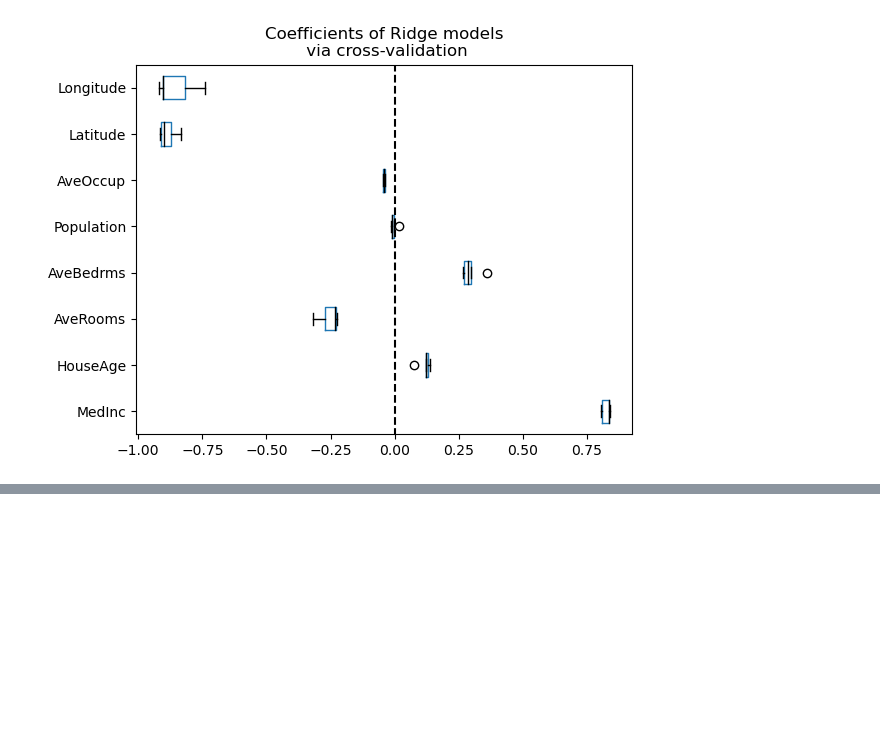
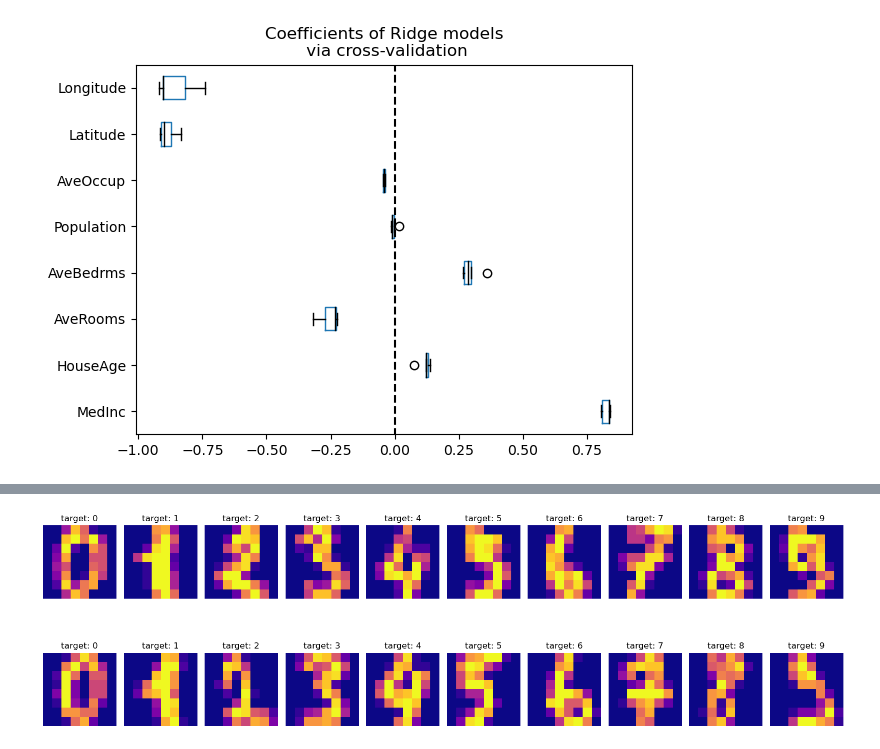
Before and after one commit to karlzam/school, a Jupyter notebook: phys555/class01/class_one_work.ipynb, the cells around one changed output, grey strips where cells are left out. Saved outputs shown, nothing was run; the diff lists cells and outputs as text; code cells hidden in the pictures; blank space fills up the shorter version.

```diff
--- a/phys555/class01/class_one_work.ipynb
+++ b/phys555/class01/class_one_work.ipynb
@@ -160,0 +231,10 @@ R2 score: 0.553 ± 0.062
+# %%
+fig, axes = plt.subplots(2, 10, figsize=(16, 6))
+for i in range(20):
+    axes[i//10, i %10].imshow(mnist.images[i], cmap='plasma');
+    axes[i//10, i %10].axis('off')
+    axes[i//10, i %10].set_title(f"target: {mnist.target[i]}")
+
+plt.tight_layout()
+# %% [output]
+[figure, added]
```
Also changed, not shown: parts of 10 cells of this notebook, 3 other files.
